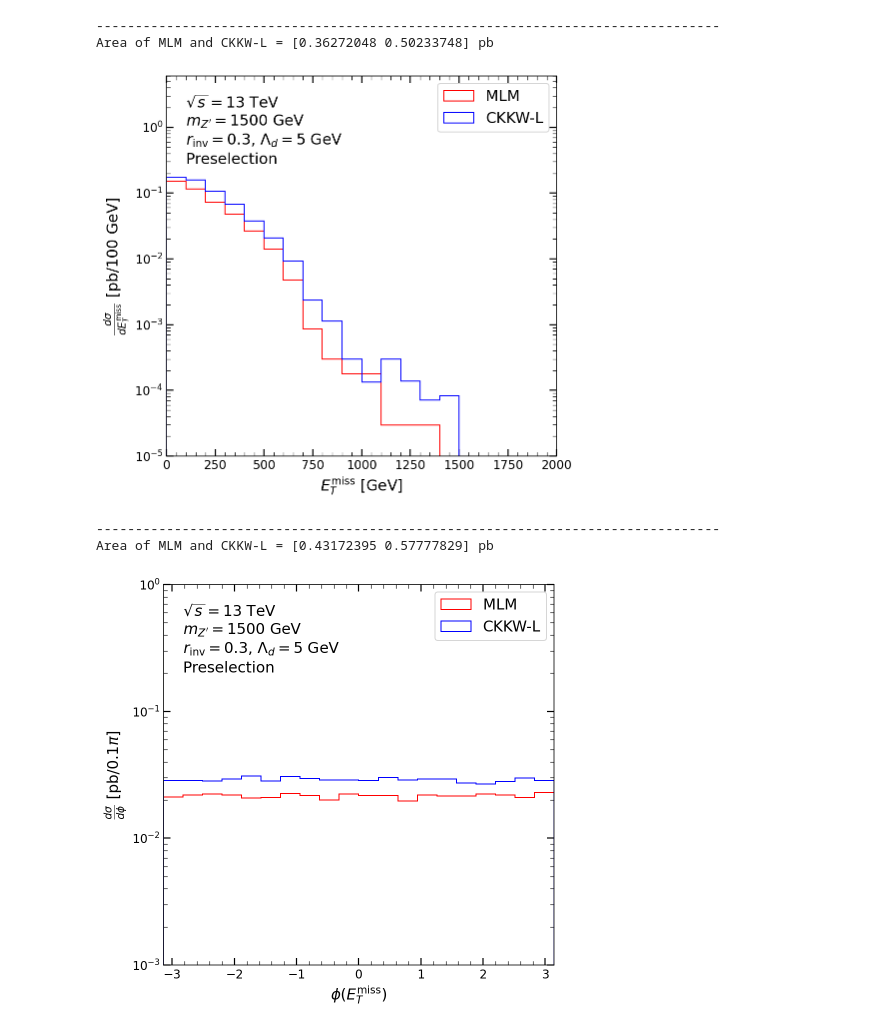
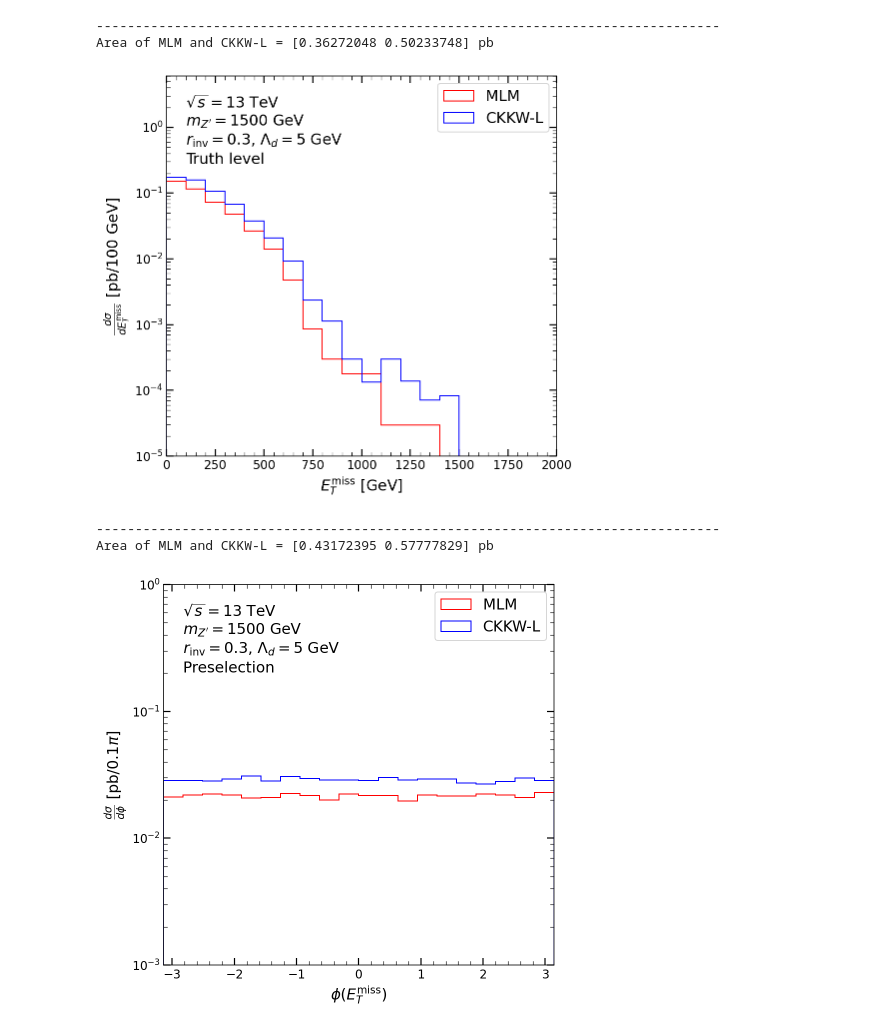
Before and after one commit to YW-Hsiao/svj_setting_master, a Jupyter notebook: scheme_1/plotting/plotting_1_mlm_ckkwl.ipynb, the cells around one changed output. Saved outputs shown, nothing was run; the diff lists cells and outputs as text; code cells hidden in the pictures.

```diff
--- a/scheme_1/plotting/plotting_1_mlm_ckkwl.ipynb
+++ b/scheme_1/plotting/plotting_1_mlm_ckkwl.ipynb
@@ -494,19 +494,19 @@ Area of MLM and CKKW-L = [0.36272048 0.50233748] pb
 # %%
 # 15. MET, set_title='Missing Transverse Energy'
 hist, bins = plotting('MET', [dataset_mlm[3], dataset_ckkwl[3]],
                       binning, color, label,
                       weight=weight, selected=selected_all,
                       set_title=None,
                       xlabel=r'$E_T^\mathrm{miss}$ [GeV]',
                       ylabel=r'$\frac{d\sigma}{dE_T^\mathrm{miss}}$ [pb/100 GeV]',
                       yscale='log', ymajor_locator=LogLocator(),
                       yminor_locator=LogLocator(base=10, subs='auto'),
                       xlim=(0, 2000), ylim=(1/100000, 6),
-                      text=text, text_xy=text_xy, savefig='./figures_1_mlm_ckkwl/fig_15-MET.pdf')
+                      text=text_truth, text_xy=text_xy, savefig='./figures_1_mlm_ckkwl/fig_15-MET.pdf')
 print('-'*80)
 print(f'Area of MLM and CKKW-L = {np.sum(hist, axis=1)} pb')
 # %% [output]
-[figure, old version]
+[figure, new version]
 --------------------------------------------------------------------------------
 Area of MLM and CKKW-L = [0.43172395 0.57777829] pb
 # %%
```
Also changed, not shown: 1 other file.
